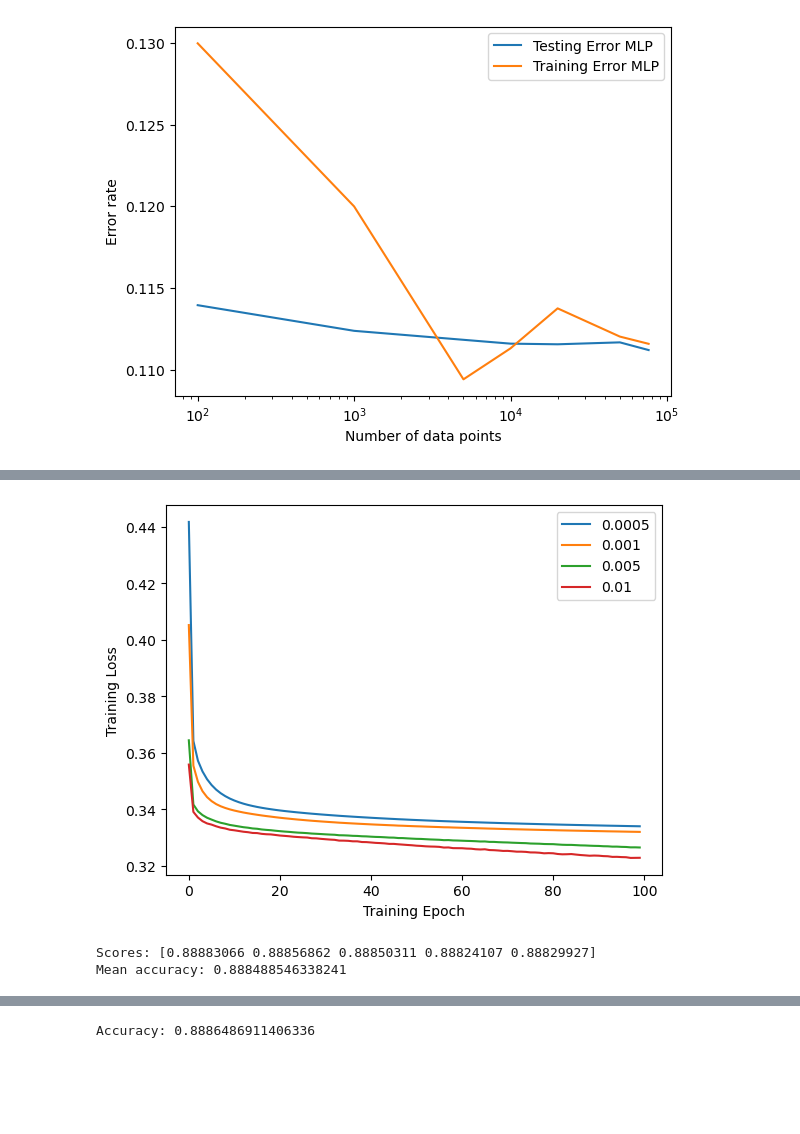
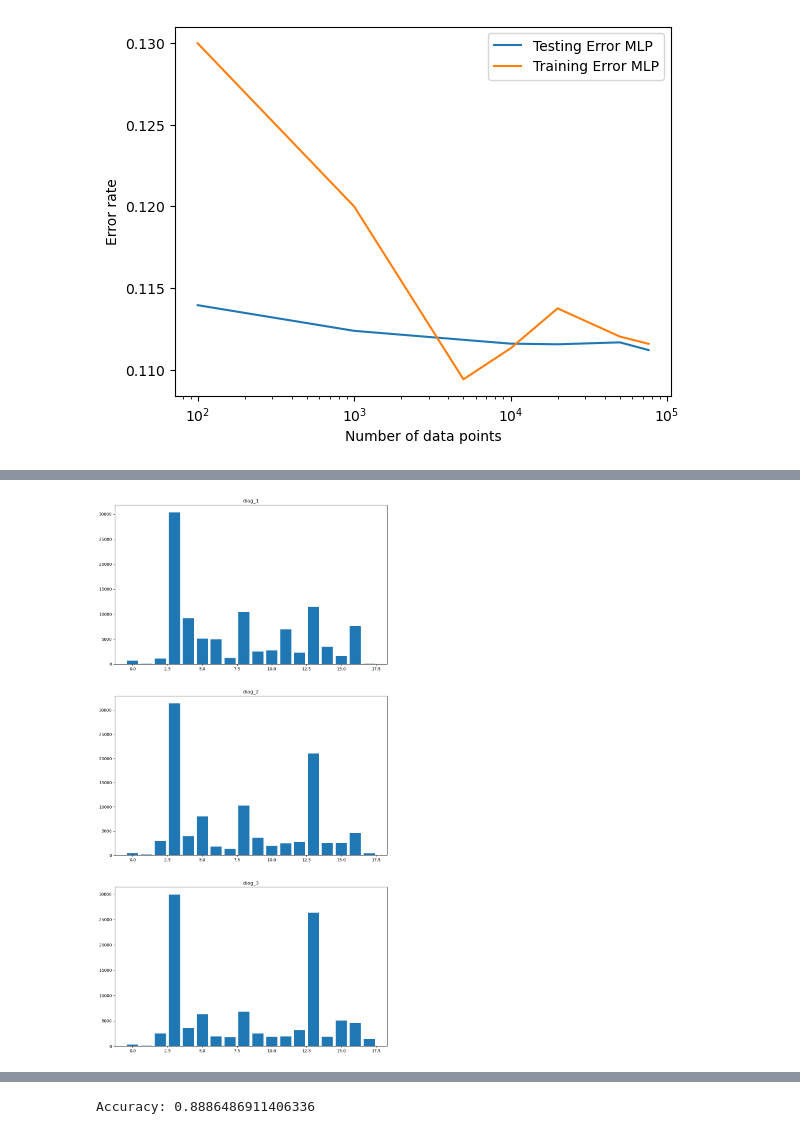
Before and after one commit to nikitamalinov/-Diabetes-130-US-hospitals-dataset, a Jupyter notebook: cs178-project.ipynb, the cells around one changed output, grey strips where cells are left out. Cells and saved outputs as stored; diff of their text form; code cells hidden in the pictures; blank space fills up the shorter version.

```diff
--- a/cs178-project.ipynb
+++ b/cs178-project.ipynb
@@ -75,0 +45,25 @@ X_train, X_test, y_train, y_test = train_test_split(X, Y, test_size=0.25, random
+# %%
+# Clean up the data.
+
+# Drop columns with more than 30% missing values
+diabetic_data = diabetic_data.drop(['weight', 'payer_code', 'medical_specialty'], axis=1)
+
+# Use Label and Ordinal Encoding to make non-numerical data numerical.
+le = LabelEncoder()
+
+label_encoding_columns = ['race', 'gender', 'diag_1', 'diag_2', 'diag_3',
+            'max_glu_serum', 'A1Cresult', 'metformin', 'repaglinide', 'nateglinide',
+            'chlorpropamide', 'glimepiride', 'acetohexamide', 'glipizide', 'glyburide',
+            'tolbutamide', 'pioglitazone', 'rosiglitazone', 'acarbose', 'miglitol',
+            'troglitazone', 'tolazamide', 'examide', 'citoglipton', 'insulin',
+            'glyburide-metformin', 'glipizide-metformin', 'glimepiride-pioglitazone',
+            'metformin-rosiglitazone', 'metformin-pioglitazone', 'change', 'diabetesMed']
+
+for col in label_encoding_columns:
+    diabetic_data[col] = le.fit_transform(diabetic_data[col])
+
+# create binary values for readmitted column
+diabetic_data['readmitted'] = diabetic_data['readmitted'].apply(lambda x: 0 if x in ['NO', '>30'] else 1)
+
+oe = OrdinalEncoder(categories=[['[0-10)', '[10-20)', '[20-30)', '[30-40)', '[40-50)', '[50-60)', '[60-70)', '[70-80)', '[80-90)', '[90-100)']], dtype=int)
+diabetic_data['age'] = oe.fit_transform(diabetic_data[['age']])
@@ -170,30 +207,11 @@ plt.show()
 # %%
-# Optimization Curves
-learning_rates = [0.0005, 0.001, 0.005, 0.01]
-
-for lr in learning_rates:
-    mlp = MLPClassifier(hidden_layer_sizes=(64), random_state=seed, solver='sgd',
-                        batch_size=256, n_iter_no_change=100, max_iter=100, learning_rate_init=lr)
-    mlp.fit(X_train, y_train)
-    plt.plot(mlp.loss_curve_, label=str(lr))
-plt.xlabel('Training Epoch')
-plt.ylabel('Training Loss')
-plt.legend(loc='upper right')
-plt.show()
+X_1_train, X_1_test, y_1_train, y_1_test = train_test_split(X_1, Y_1, test_size=0.25, random_state=seed)
-# %% [output]
-[figure, removed]
-# %%
-from sklearn.model_selection import cross_val_score
-
-scaler = StandardScaler()
-X = scaler.fit_transform(X_train)
-model = MLPClassifier(hidden_layer_sizes=(16, 8), activation='relu', solver='adam', alpha=0.001, max_iter=20, random_state=seed)
-
-# perform 5-fold cross-validation
-scores = cross_val_score(model, X, y_train, cv=5)
-
-print(f'Scores: {scores}')
-print(f'Mean accuracy: {scores.mean()}')
-# %% [output]
-Scores: [0.88883066 0.88856862 0.88850311 0.88824107 0.88829927]
-Mean accuracy: 0.888488546338241
+# %%
+fig, ax = plt.subplots(3, 1, figsize=(12,24))
+categories = ["diag_1", "diag_2", "diag_3"]
+for i, j in enumerate (categories):
+    unique, counts = np.unique(X_1[j], return_counts=True)
+    ax[i].bar (unique, counts)
+    ax[i].set_title (j)
+# %% [output]
+[figure, added]
```
Also changed, not shown: parts of 21 cells of this notebook.
